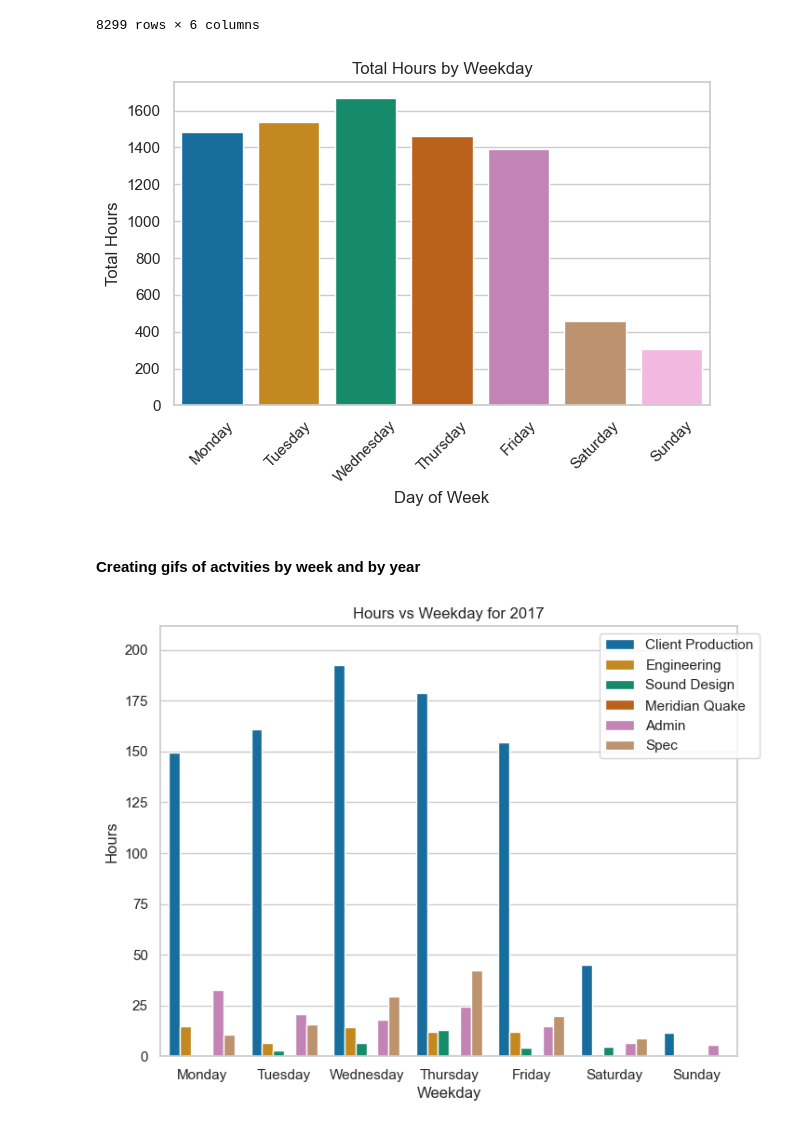
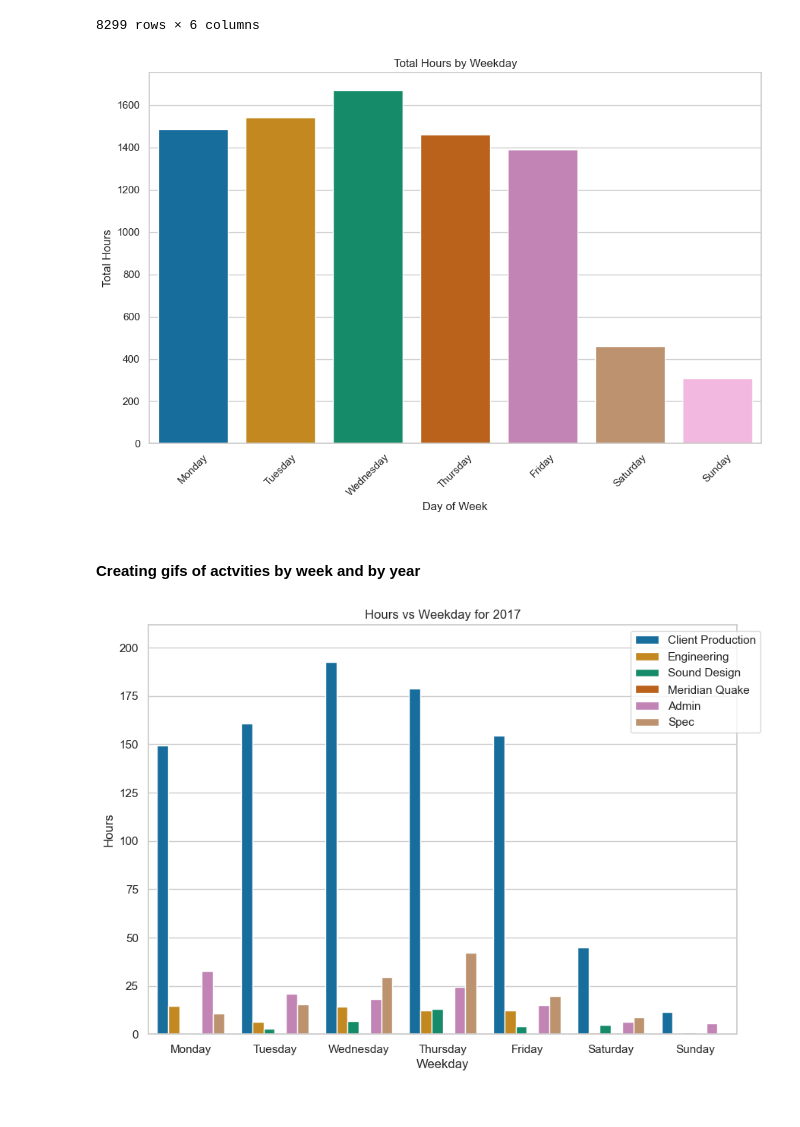
Before and after one commit to awkwardarm/Portfolio-Projects, a Jupyter notebook: Porftolio Project - Time Tracking.ipynb, the cells around one changed output. Cells and saved outputs as stored; diff of their text form; code cells hidden in the pictures.

```diff
--- a/Porftolio Project - Time Tracking.ipynb
+++ b/Porftolio Project - Time Tracking.ipynb
@@ -141,35 +136,35 @@ query = '''
         END AS numeric_day,
         day_of_week,
         SUM(hours) AS total_hours
     FROM time_tracking
     GROUP BY 1
     ORDER BY 1 ASC;
     '''
 
 # create dataframe from query
 weekday_totals = psql.sqldf(query, locals())
 
-plt.figure(figsize_medium)
+plt.figure(figsize=(10,7))
 ax = plt.subplot()
 
 # Set the style of seaborn
 sns.set(style="whitegrid")
 
 # Choose a colorblind-friendly palette
 palette = sns.color_palette("colorblind", n_colors=len(weekday_totals))
 
 # Create the bar plot with the chosen palette
 sns.barplot(x='day_of_week', y='total_hours', data=weekday_totals, palette=palette)
 plt.xticks(rotation=45)
 plt.xlabel('Day of Week')
 plt.ylabel('Total Hours')
 title = 'Total Hours by Weekday'
 plt.title(title)
 plt.tight_layout()  # Ensures that labels and titles fit within the plot area
 plt.savefig(os.path.join('Visualizations', title))
 plt.show()
 # %% [output]
-[figure, old version]
+[figure, new version]
 # %% [markdown]
 #### Creating gifs of actvities by week and by year
 # %%
@@ -180,7 +175,7 @@ title = 'Weekday Activity Changes by Year'
 filepath = os.path.join('Visualizations', title + '.gif')
 
 # Initialize the figure and axes outside of the loop
-fig, ax = plt.subplots(figsize=(8,6))
+fig, ax = plt.subplots(figsize=(10,7))
 
 with writer.saving(fig, filepath, 100):
     max_hours = 0
@@ -221,7 +216,7 @@ with writer.saving(fig, filepath, 100):
         writer.grab_frame()
         plt.show()
 # %% [output]
-[figure, old version]
+[figure, new version]
 # %%
 # Create writer and meta data
 metadata = dict(title='movie', artist ='Matthew Tryba')
```
Also changed, not shown: parts of 4 cells of this notebook.
